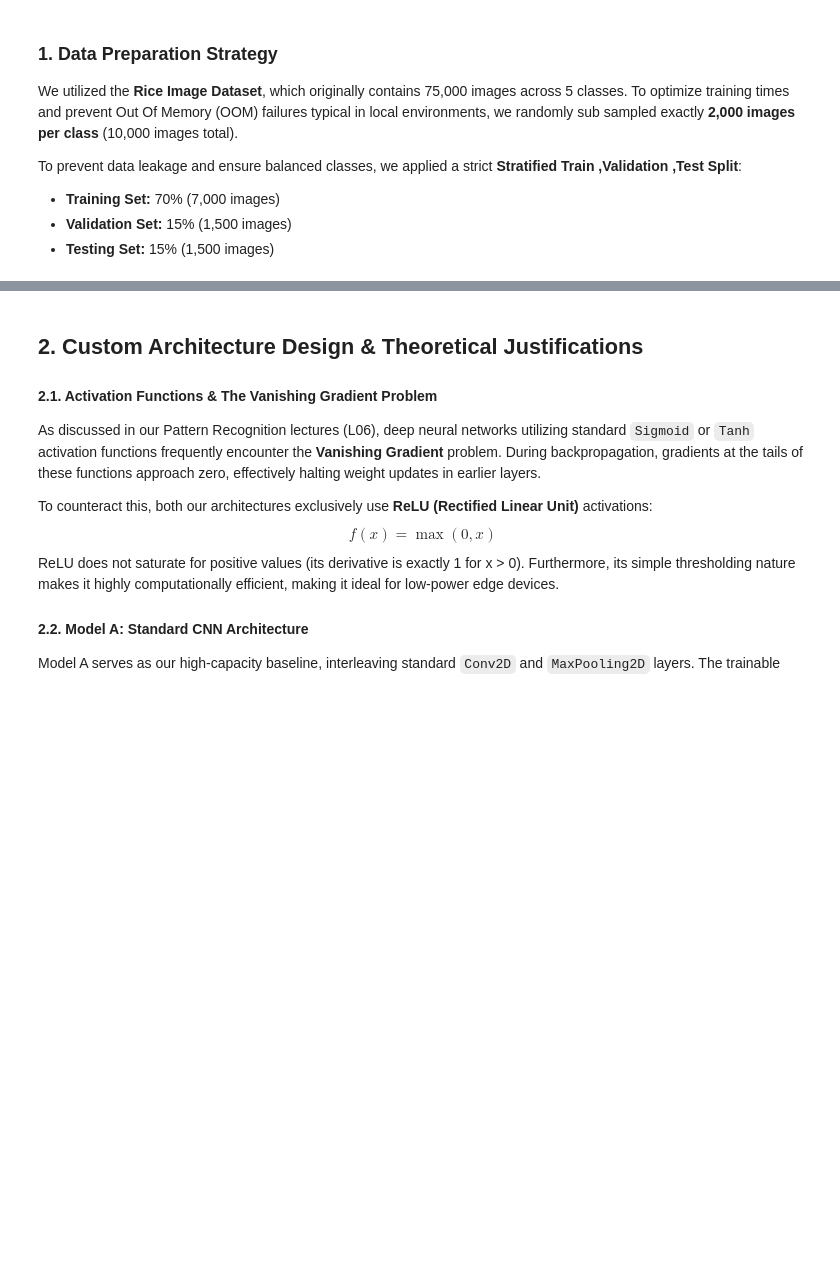
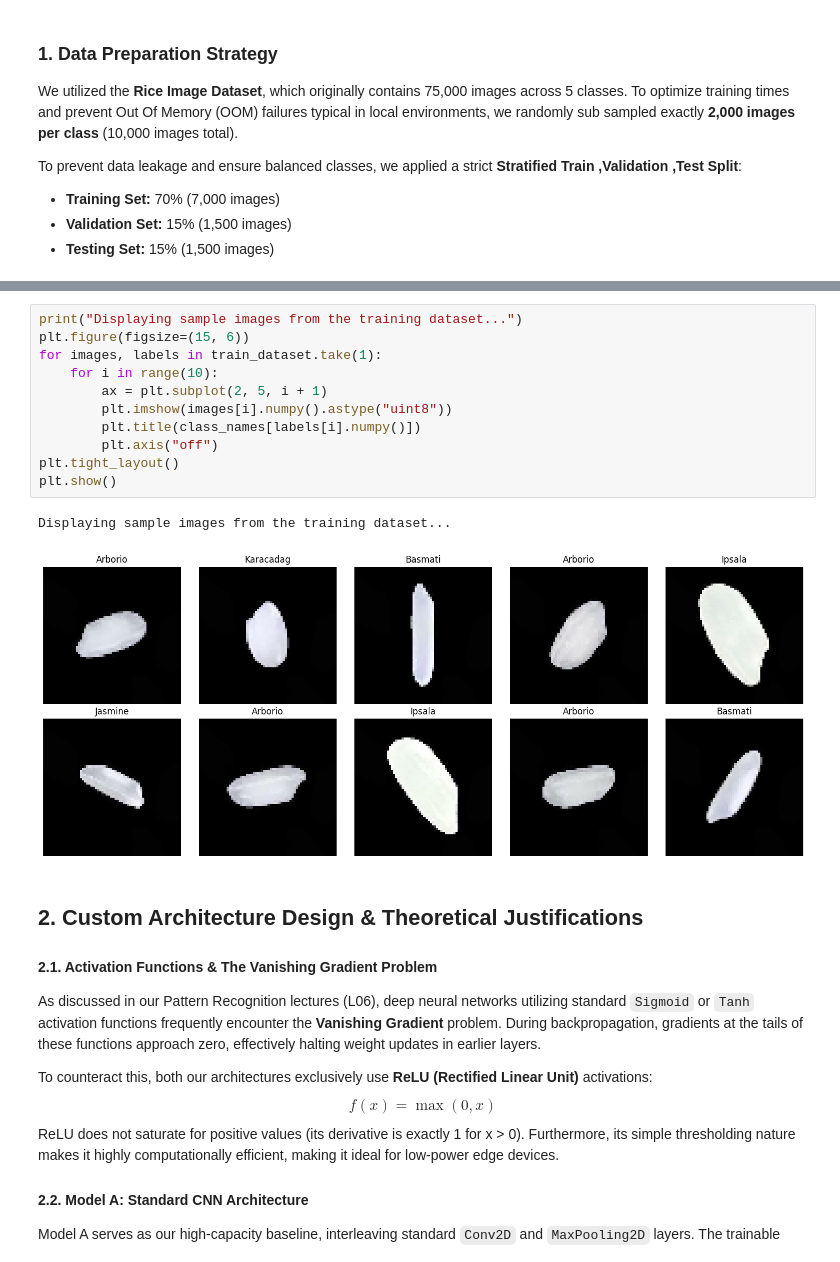
Before and after one commit to senuja-dilmith/EN3150_A03_GalTricals, a Jupyter notebook: notebook/EN3150_Assignment_03_GalTricals.ipynb, the cells around one changed output, grey strips where cells are left out. Saved outputs shown, nothing was run; the diff lists cells and outputs as text; blank space fills up the shorter version.

```diff
--- a/notebook/EN3150_Assignment_03_GalTricals.ipynb
+++ b/notebook/EN3150_Assignment_03_GalTricals.ipynb
@@ -116,3 +133,17 @@ print(f"Test Dataset Batches: {len(test_dataset)}")
+# %%
+print("Displaying sample images from the training dataset...")
+plt.figure(figsize=(15, 6))
+for images, labels in train_dataset.take(1):
+    for i in range(10):
+        ax = plt.subplot(2, 5, i + 1)
+        plt.imshow(images[i].numpy().astype("uint8"))
+        plt.title(class_names[labels[i].numpy()])
+        plt.axis("off")
+plt.tight_layout()
+plt.show()
+# %% [output]
+Displaying sample images from the training dataset...
+[figure, added]
 # %% [markdown]
 ## 2. Custom Architecture Design & Theoretical Justifications
 
```
Also changed, not shown: parts of 8 cells of this notebook.
